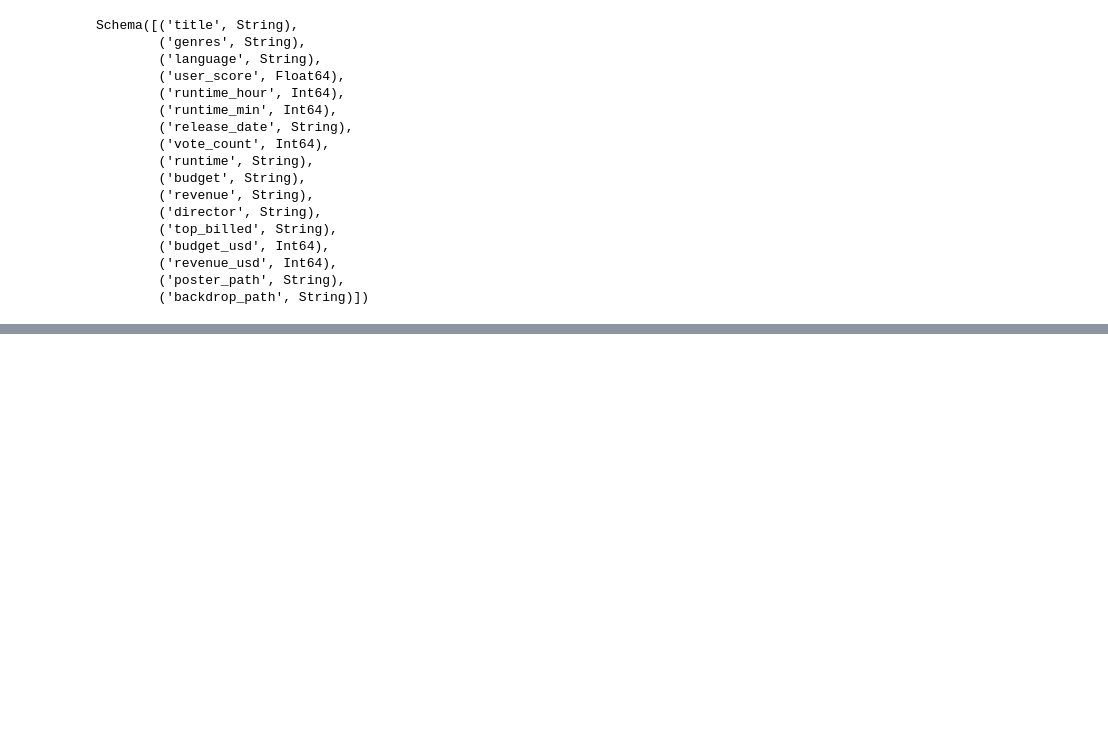
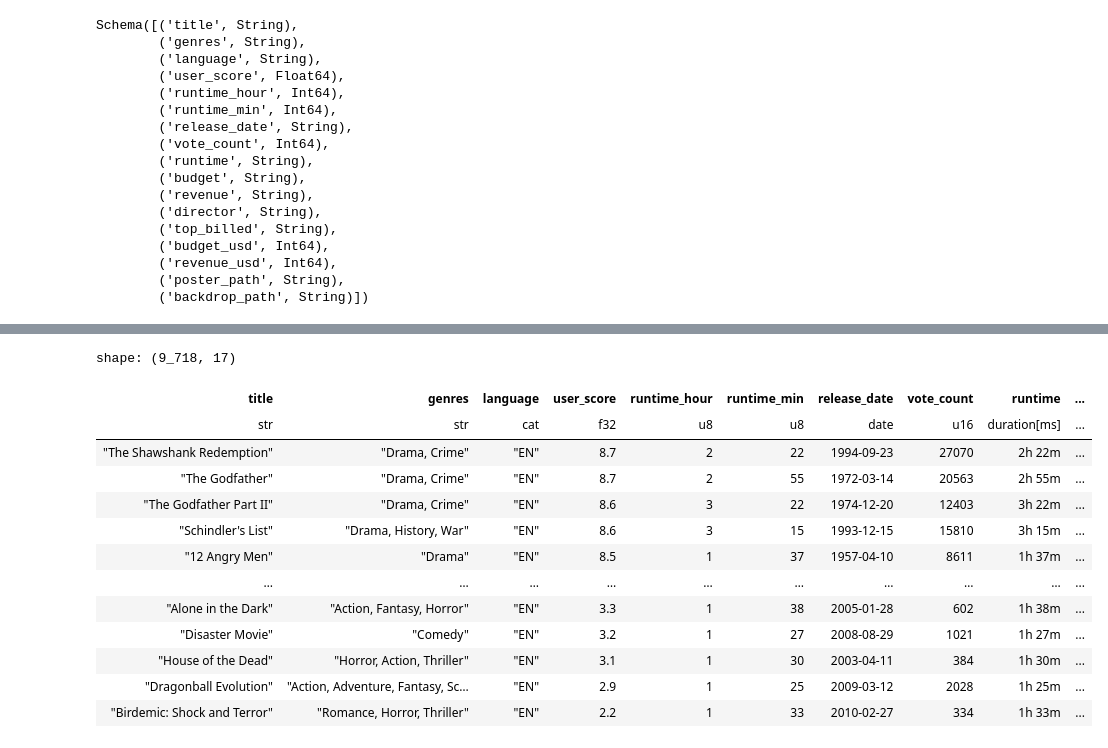
Before and after one commit to ZygimantasB/polars_library, a Jupyter notebook: kaggle/movies_dataset.ipynb, the cells around one changed output, grey strips where cells are left out. Saved outputs shown, nothing was run; the diff lists cells and outputs as text; code cells hidden in the pictures; blank space fills up the shorter version.

```diff
--- a/kaggle/movies_dataset.ipynb
+++ b/kaggle/movies_dataset.ipynb
@@ -150,9 +150,15 @@ shape: (9_718, 17)
 | "Dragonball Evolution" | "Action, Adventure, Fantasy, Sc… | "en" | 2.9 | 1 | 25 | "2009-03-12" | 2028 | "1h 25 min" | "$30,000,000" | ... |
 | "Birdemic: Shock and Terror" | "Romance, Horror, Thriller" | "en" | 2.2 | 1 | 33 | "2010-02-27" | 334 | "1h 33 min" | "$10,000" | ... |
 # %%
-combined_data.with_columns(
-    pl.col('language').to_physical().str.to_uppercase().cast(pl.Categorical),
+combined_data = combined_data.with_columns(
+    pl.col('language').str.to_uppercase().cast(pl.Categorical),
     pl.col('user_score').to_physical().cast(pl.Float32),
     pl.col('runtime_hour').to_physical().cast(pl.UInt8),
     pl.col('runtime_min').to_physical().cast(pl.UInt8),
+    pl.col('release_date').str.to_date(format='%Y-%m-%d'),
+    pl.col('vote_count').cast(pl.UInt16),
+    (pl.col('runtime').str.extract(r'(\d+)h').cast(pl.Duration('ms')) * 60 * 60 * 1000 +
+    pl.col('runtime').str.extract(r'(\d+) min').cast(pl.Duration('ms')) * 60 * 1000),
+    pl.col('budget').str.replace(r'\$', '').str.replace_all(r'\,', '').cast(pl.UInt32),
+    pl.col('revenue').str.replace(r'\$', '').str.replace_all(r'\,', '').cast(pl.UInt32),
 )
@@ -173,0 +165,17 @@ shape: (9_718, 17)
+# %%
+combined_data
+# %% [output]
+shape: (9_718, 17)
+| title | genres | language | user_score | runtime_hour | runtime_min | release_date | vote_count | runtime | ... |
+| str | str | cat | f32 | u8 | u8 | date | u16 | duration[ms] | ... |
+| "The Shawshank Redemption" | "Drama, Crime" | "EN" | 8.7 | 2 | 22 | 1994-09-23 | 27070 | 2h 22m | ... |
+| "The Godfather" | "Drama, Crime" | "EN" | 8.7 | 2 | 55 | 1972-03-14 | 20563 | 2h 55m | ... |
+| "The Godfather Part II" | "Drama, Crime" | "EN" | 8.6 | 3 | 22 | 1974-12-20 | 12403 | 3h 22m | ... |
+| "Schindler's List" | "Drama, History, War" | "EN" | 8.6 | 3 | 15 | 1993-12-15 | 15810 | 3h 15m | ... |
+| "12 Angry Men" | "Drama" | "EN" | 8.5 | 1 | 37 | 1957-04-10 | 8611 | 1h 37m | ... |
+| … | … | … | … | … | … | … | … | … | ... |
+| "Alone in the Dark" | "Action, Fantasy, Horror" | "EN" | 3.3 | 1 | 38 | 2005-01-28 | 602 | 1h 38m | ... |
+| "Disaster Movie" | "Comedy" | "EN" | 3.2 | 1 | 27 | 2008-08-29 | 1021 | 1h 27m | ... |
+| "House of the Dead" | "Horror, Action, Thriller" | "EN" | 3.1 | 1 | 30 | 2003-04-11 | 384 | 1h 30m | ... |
+| "Dragonball Evolution" | "Action, Adventure, Fantasy, Sc… | "EN" | 2.9 | 1 | 25 | 2009-03-12 | 2028 | 1h 25m | ... |
+| "Birdemic: Shock and Terror" | "Romance, Horror, Thriller" | "EN" | 2.2 | 1 | 33 | 2010-02-27 | 334 | 1h 33m | ... |
```
Also changed, not shown: parts of 1 cell of this notebook.
